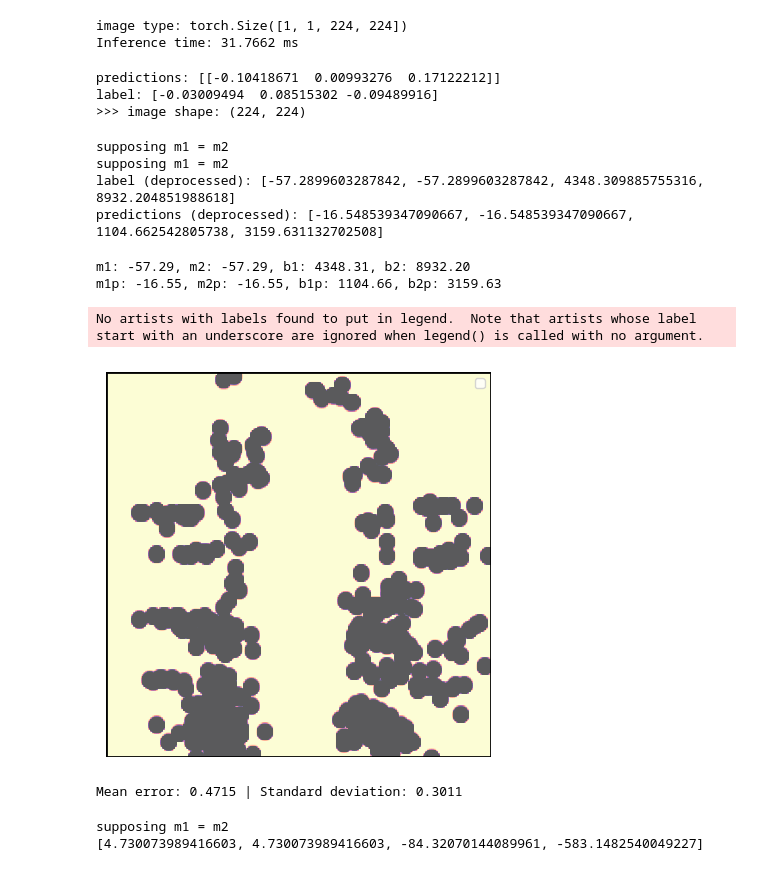
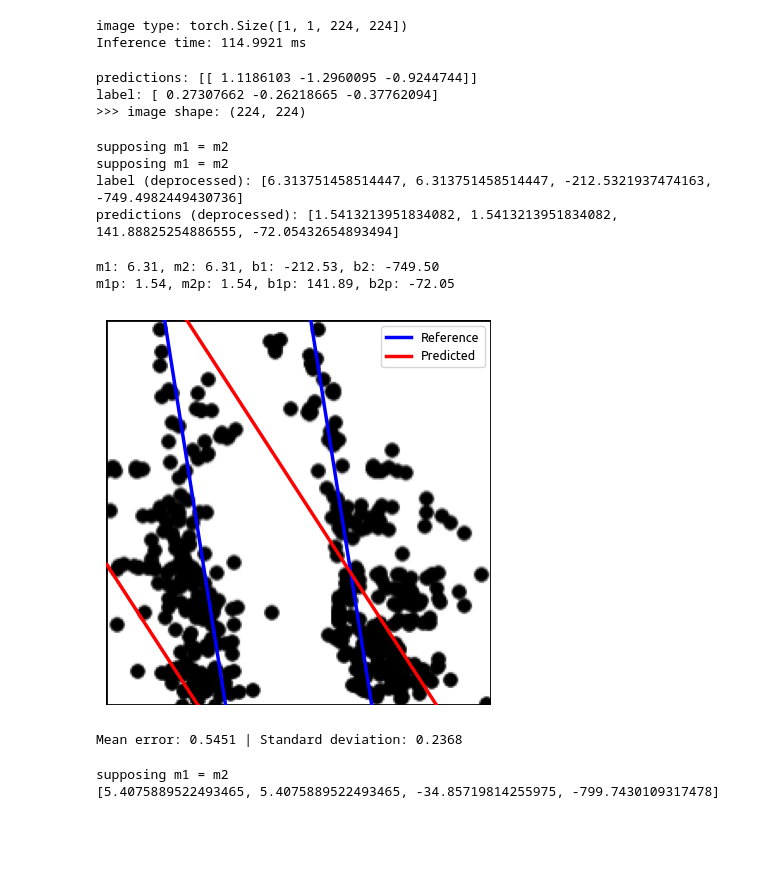
Before and after one commit to Felipe-Tommaselli/nn_lidar_perception, a Jupyter notebook: src/nn_test.ipynb, the cells around one changed output. Drawn from its saved outputs; the diff is of its cells as text; code cells hidden in the pictures; blank space fills up the shorter version.

```diff
--- a/src/nn_test.ipynb
+++ b/src/nn_test.ipynb
@@ -30,3 +28,6 @@ BATCH_SIZE = 50
+# %%
+BATCH_SIZE = 50
+MODEL_NAME = 'model_06-04-2024_21-22-37.pth'
 # %%
 def getData(csv_path, train_path, batch_size=BATCH_SIZE, num_workers=0):
     ''' get images from the folder (assets/images) and return a DataLoader object '''
@@ -57,8 +58,8 @@ cwd = os.getcwd()
 print("Current working directory:", cwd)
 
 
-CSV_PATH = "./data/artificial_data/tags/Artificial_Label_Data3.csv"
-TRAIN_PATH = "./data/artificial_data/train3"
+CSV_PATH = "./data/artificial_data/tags/Artificial_Label_Data11.csv"
+TRAIN_PATH = "./data/artificial_data/train11"
 train_data, val_data = getData(csv_path=CSV_PATH, train_path=TRAIN_PATH)
 # %% [output]
 Current working directory: /home/tommaselli/Documents/IC_NN_Lidar
@@ -166,7 +165,7 @@ nn.Linear(512, 3)
 
 # Moving the model to the device (GPU/CPU)
 # model = model.to(device)
-path = os.getcwd() + '/models/' + '/model_0005_30-01-2024_02-31-35.pth'
+path = os.getcwd() + '/models/' + MODEL_NAME
 checkpoint = torch.load(path, map_location='cpu')  # Load to CPU
 model.load_state_dict(checkpoint)
 #model.load_state_dict(torch.load(path), map_location=device)
@@ -239,7 +191,7 @@ end_time = time.time()
 print('Inference time: {:.4f} ms'.format((end_time - start_time)*1000))
 # %% [output]
 image type: torch.Size([1, 1, 224, 224])
-Inference time: 31.7662 ms
+Inference time: 114.9921 ms
 # %%
 # convert the predictions to numpy array
 predictions = predictions.to('cpu').cpu().detach().numpy()
@@ -258,8 +210,8 @@ print('label:', label[0])
 
 print('>>> image shape:', image.shape)
 # %% [output]
-predictions: [[-0.10418671  0.00993276  0.17122212]]
-label: [-0.03009494  0.08515302 -0.09489916]
+predictions: [[ 1.1186103 -1.2960095 -0.9244744]]
+label: [ 0.27307662 -0.26218665 -0.37762094]
 >>> image shape: (224, 224)
 # %%
 label = PreProcess.deprocess(image=image, label=label[0].tolist())
@@ -270,8 +222,8 @@ print('predictions (deprocessed):', predictions)
 # %% [output]
 supposing m1 = m2
 supposing m1 = m2
-label (deprocessed): [-57.2899603287842, -57.2899603287842, 4348.309885755316, 8932.204851988618]
-predictions (deprocessed): [-16.548539347090667, -16.548539347090667, 1104.662542805738, 3159.631132702508]
+label (deprocessed): [6.313751458514447, 6.313751458514447, -212.5321937474163, -749.4982449430736]
+predictions (deprocessed): [1.5413213951834082, 1.5413213951834082, 141.88825254886555, -72.05432654893494]
 # %%
 # line equations explicitly
 
@@ -295,42 +247,42 @@ y2p = m2p*x + b2p
 print(f'm1: {m1:.2f}, m2: {m2:.2f}, b1: {b1:.2f}, b2: {b2:.2f}')
 print(f'm1p: {m1p:.2f}, m2p: {m2p:.2f}, b1p: {b1p:.2f}, b2p: {b2p:.2f}')
 # %% [output]
-m1: -57.29, m2: -57.29, b1: 4348.31, b2: 8932.20
-m1p: -16.55, m2p: -16.55, b1p: 1104.66, b2p: 3159.63
+m1: 6.31, m2: 6.31, b1: -212.53, b2: -749.50
+m1p: 1.54, m2p: 1.54, b1p: 141.89, b2p: -72.05
 # %%
 fig, ax = plt.subplots(figsize=(8, 5), frameon=True)
 
 linewidth = 2.5
 
 # plot the lines
-#ax.plot(x, y1, color='blue', label='Reference', linewidth=linewidth)
-#ax.plot(x, y2, color='blue', linewidth=linewidth)
+ax.plot(x, y1, color='blue', label='Reference', linewidth=linewidth)
+ax.plot(x, y2, color='blue', linewidth=linewidth)
 
-#ax.plot(x, y1p, color='red', label='Predicted', linewidth=linewidth)
-#ax.plot(x, y2p, color='red', linewidth=linewidth)
+ax.plot(x, y1p, color='red', label='Predicted', linewidth=linewidth)
+ax.plot(x, y2p, color='red', linewidth=linewidth)
 
 #ax.plot(0, 0, 'ro', markersize=20)
 #ax.plot(114, 224, 'ks', markersize=30)
 
 # Customize the title
 # title_font = {'family': 'Ubuntu', 'color': 'black', 'weight': 'bold', 'size': 18}
 # plt.title('Inference Results', fontdict=title_font)
 
 # Add a white rectangle to create a border
 border_style = dict(facecolor='none', edgecolor='black', linewidth=2)
 ax.add_patch(plt.Rectangle((0, 0), 1, 1, **border_style, transform=ax.transAxes))
 
 # legend
 plt.legend(loc='upper right', prop={'size': 9, 'family': 'Ubuntu'})
 
 # show the image
-im = ax.imshow(image, cmap='magma', norm=PowerNorm(gamma=16), alpha=0.65)
+#im = ax.imshow(image, cmap='magma', norm=PowerNorm(gamma=16), alpha=0.65)
+im = ax.imshow(image, cmap='gray')
 ax.axis('off')
 
 plt.show()
 # %% [output]
-No artists with labels found to put in legend.  Note that artists whose label start with an underscore are ignored when legend() is called with no argument.
-[figure, old version]
+[figure, new version]
 # %%
 import random
 N = 100  # Number of runs
@@ -367,7 +319,7 @@ std_dev = np.std(errors)
 
 print(f'Mean error: {mean_error:.4f} | Standard deviation: {std_dev:.4f}')
 # %% [output]
-Mean error: 0.4715 | Standard deviation: 0.3011
+Mean error: 0.5451 | Standard deviation: 0.2368
 # %%
 # Extract the first, second, and third values from the lines_values list
 first_values = [value[0] for value in lines_values]
@@ -384,4 +336,4 @@ means = PreProcess.deprocess(image=image, label=[mean_first, mean_second, mean_t
 print(means)
 # %% [output]
 supposing m1 = m2
-[4.730073989416603, 4.730073989416603, -84.32070144089961, -583.1482540049227]
+[5.4075889522493465, 5.4075889522493465, -34.85719814255975, -799.7430109317478]
```
Also changed, not shown: parts of 3 cells of this notebook.
